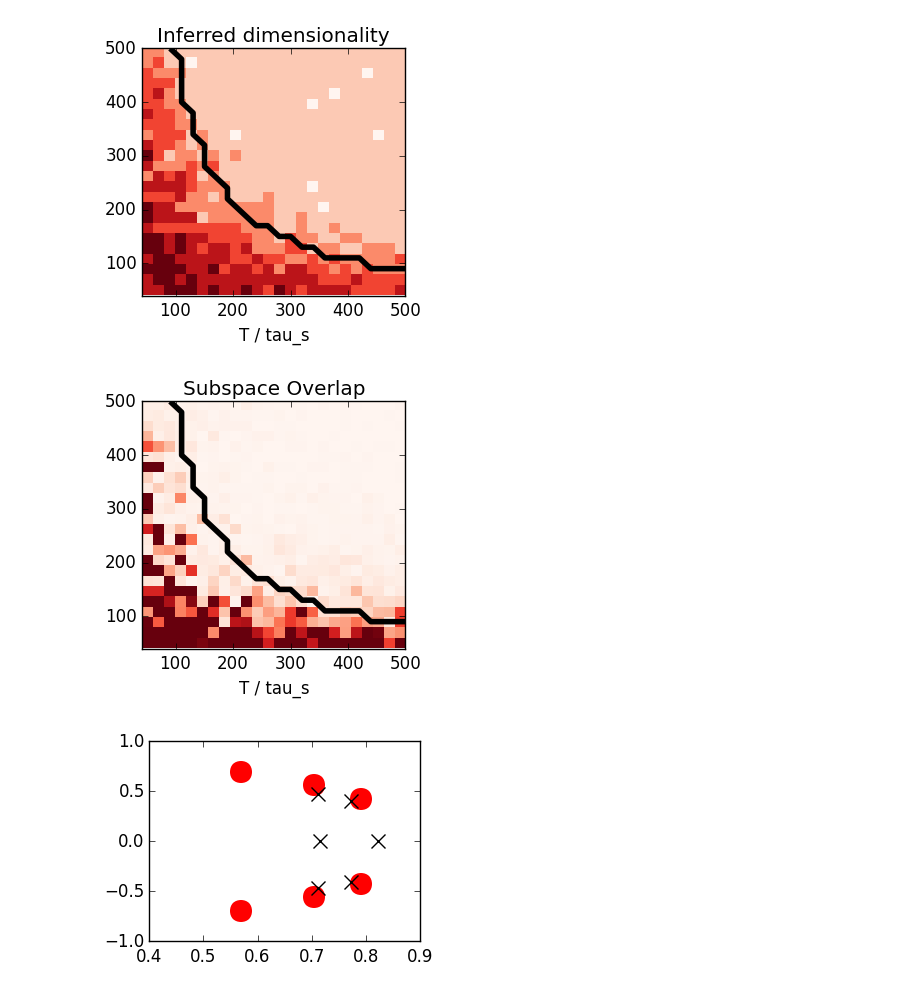
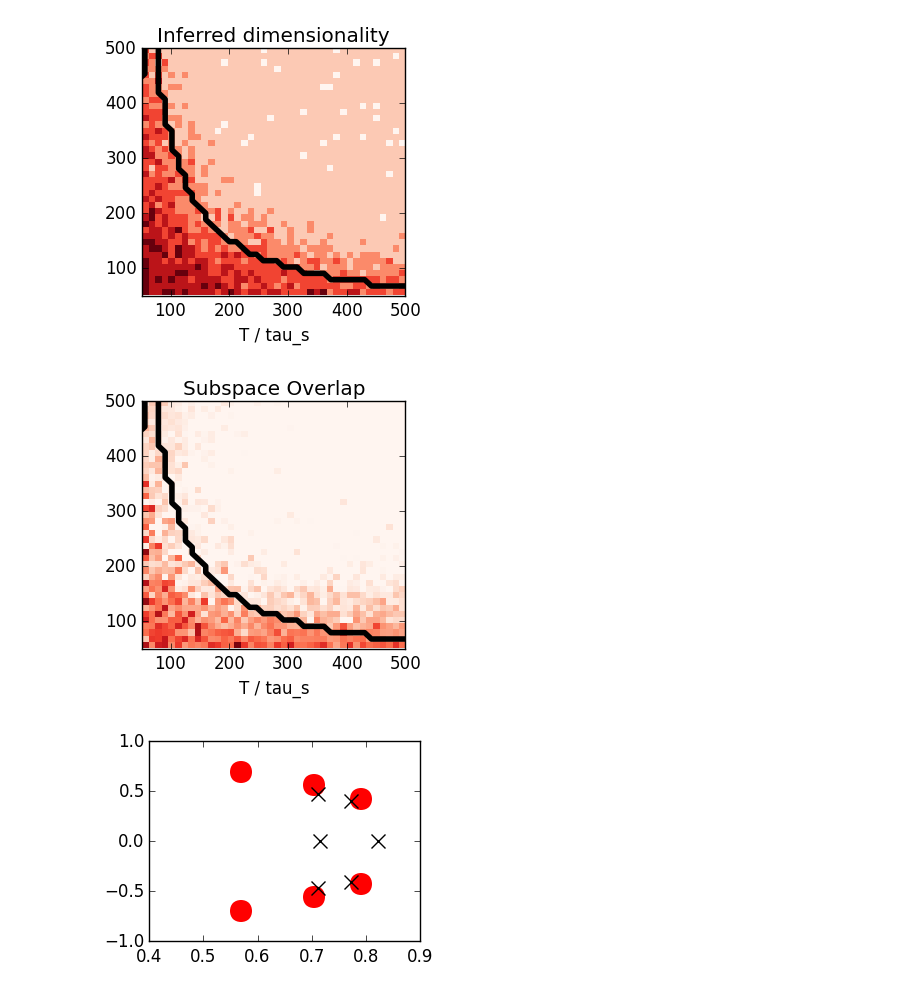
Before and after one commit to ganguli-lab/single-trial, a Jupyter notebook: notebooks/Analysis - Dynamical System SSID.ipynb, the cells around one changed output. Saved outputs shown, nothing was run; the diff lists cells and outputs as text; code cells hidden in the pictures.

```diff
--- a/notebooks/Analysis - Dynamical System SSID.ipynb
+++ b/notebooks/Analysis - Dynamical System SSID.ipynb
@@ -153,0 +167,37 @@ theory = map(fetch, rst)
+# %%
+@everywhere K, N, ϕs, ϕn = 4, 2000, 0.9, 0.1
+@everywhere 𝛕s, 𝛕n = -1 / log(ϕs), -1 / log(ϕn)
+@everywhere σs = 0.05 * sqrt(N / K)
+@everywhere Ts = map(int, linspace(50 * 𝛕s, 500 * 𝛕s, 40))
+@everywhere Ms = Ts / 𝛕s
+# @everywhere T = 250 * 𝛕s
+
+@everywhere function inferK(m::DynModel; X = None)
+    if X == None; X = sample(m); end
+    model = ARMPModel(m.M, m.T, m.ϕn, 1.0)
+    S = svd(X)[2]
+    return sum(S .> sv_outfloor(model))
+end
+
+rst = [@spawn inferK(DynModel(N, K, int(M), int(T), ϕs, ϕn, σs)) for M in Ms, T in Ts]
+dims = map(fetch, rst);
+# %%
+@everywhere function inferKTheory(model::DynModel)
+    m, k = model.M / model.N, model.K / model.N
+    sig_pow = ev_lb(ARMPModel(model.K, model.T, model.ϕs, model.σs))
+    sig_pow *= 1 * (sqrt(m * (1 - k)) - sqrt(k * (1 - m)))^2
+#     noise_pow = ev_infloor(ARMPCorrModel(ARMPModel(model.M, model.T, model.ϕn, 1.0)))
+    noise_pow = ev_infloor(ARMPModel(model.M, model.T, model.ϕn, 1.0))
+    return sig_pow > noise_pow
+end
+
+rst = [@spawn inferKTheory(DynModel(N, K, int(M), int(T), ϕs, ϕn, σs)) for M in Ms, T in Ts]
+theory = map(fetch, rst);
+# %%
+@everywhere function recErr(m::DynModel)
+    What = hoKalman(sample(m), 3, m.K)[1]
+    return specErr(eig(What)[1], eig(m.Ws)[1])
+end
+
+rst = [@spawn recErr(DynModel(N, K, int(M), int(T), ϕs, ϕn, σs)) for M in Ms, T in Ts]
+err = map(fetch, rst);
@@ -154,24 +222,24 @@ theory = map(fetch, rst)
 # %%
 figure(figsize=(3.5, 3.5))
 imshow(dims, aspect="auto", interpolation="nearest", origin="lower", cmap="Reds_r", extent=[minimum(Ts) / 𝛕s, maximum(Ts) / 𝛕s, minimum(Ms), maximum(Ms)]);
 # colorbar();
 contour(repmat(Ts' / 𝛕s, length(Ms), 1), repmat(Ms, 1, length(Ts)), theory, 1, linewidths=4, colors="k")
 xlabel("T / tau_s");
 title("Inferred dimensionality")
 tight_layout()
 savefig("../figures/dyn.dim.eps")
 
 figure(figsize=(3.5, 3.5))
-imshow(eigerr, aspect="auto", interpolation="nearest", origin="lower", cmap="Reds", vmax=0.05, extent=[minimum(Ts) / 𝛕s, maximum(Ts) / 𝛕s, minimum(Ms), maximum(Ms)]);
+imshow(log10(err), aspect="auto", interpolation="nearest", origin="lower", cmap="Reds", vmax=0, vmin=-3, extent=[minimum(Ts) / 𝛕s, maximum(Ts) / 𝛕s, minimum(Ms), maximum(Ms)]);
 # colorbar();
 contour(repmat(Ts' / 𝛕s, length(Ms), 1), repmat(Ms, 1, length(Ts)), theory, 1, linewidths=4, colors="k")
 xlabel("T / tau_s");
 title("Subspace Overlap")
 tight_layout()
-savefig("../figures/dyn.overlap.eps")
+savefig("../figures/dyn.err.eps")
 # %% [output]
-[figure, old version]
+[figure, new version]
-[figure, old version]
+[figure, new version]
 # %%
 M1, T1 = 100, int(100 * 𝛕s)
 M2, T2 = 300, int(300 * 𝛕s)
```
Also changed, not shown: parts of 8 cells of this notebook, 6 other files.
